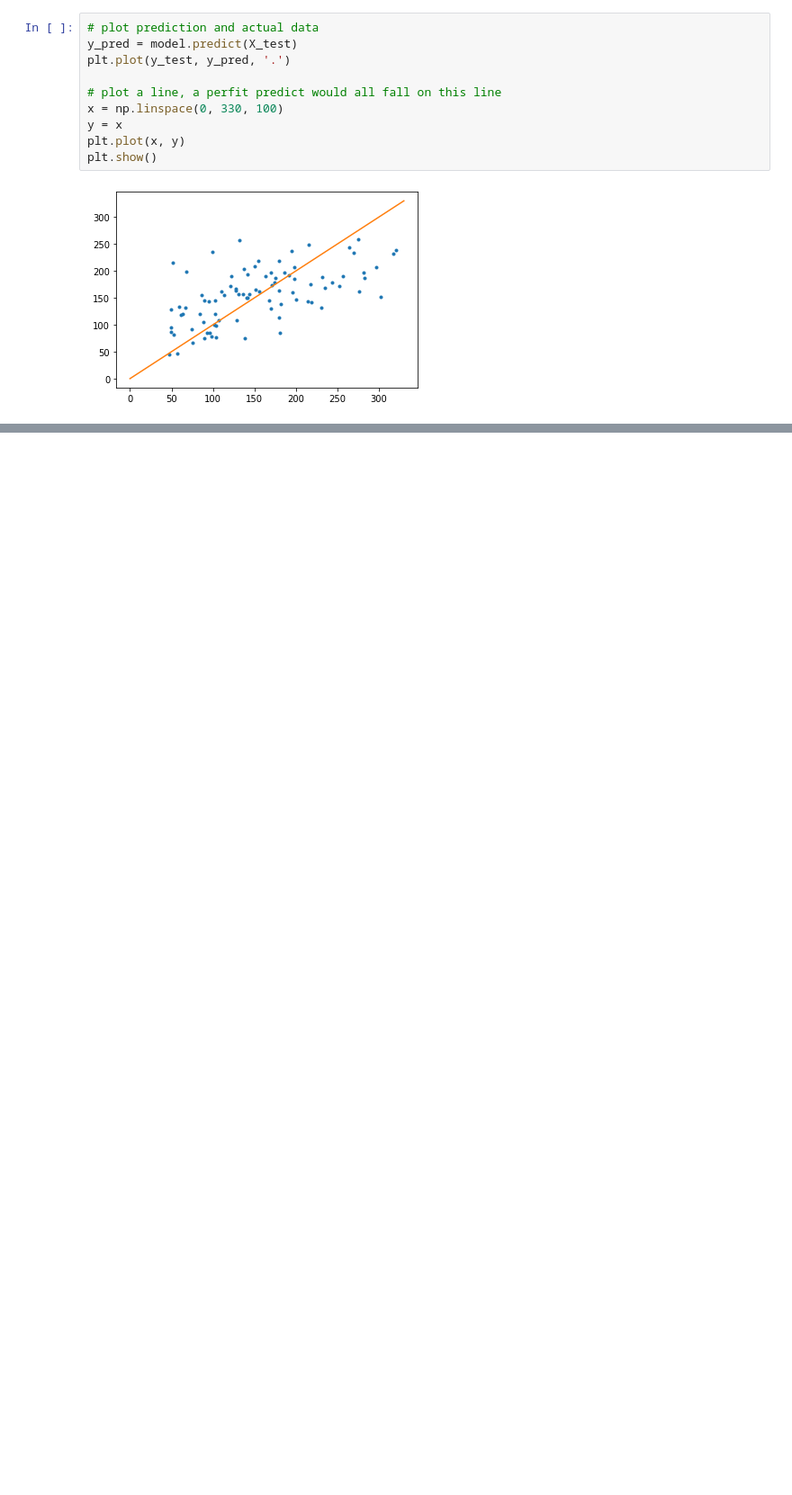
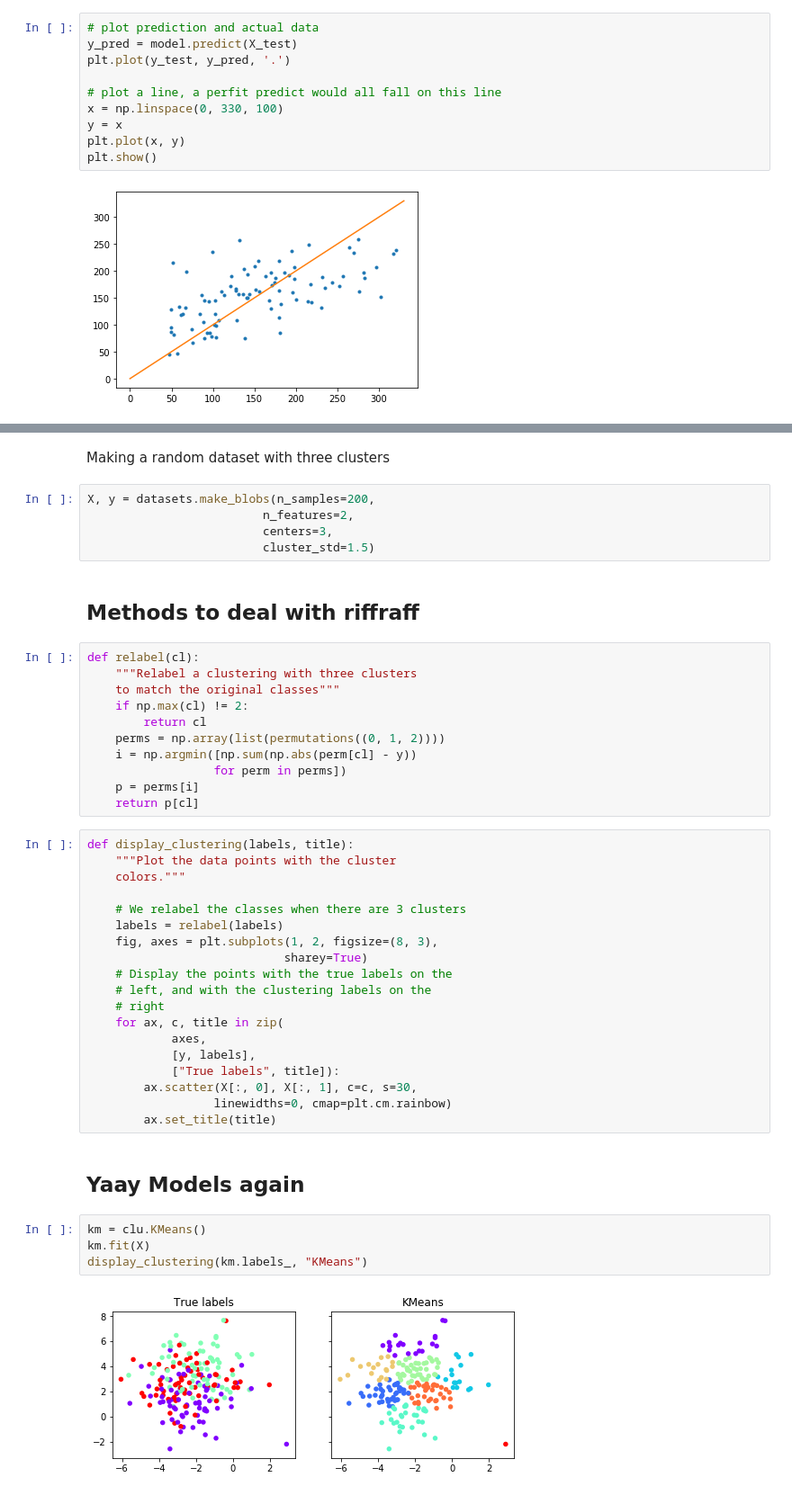
Before and after one commit to stevemeister5/aitheory, a Jupyter notebook: Examples.ipynb, the cells around one changed output, grey strips where cells are left out. Shown at 90% size. Cells and saved outputs as stored; diff of their text form; blank space fills up the shorter version.

```diff
--- a/Examples.ipynb
+++ b/Examples.ipynb
@@ -57,0 +142,47 @@ plt.show()
+# %% [markdown]
+Making a random dataset with three clusters
+# %%
+X, y = datasets.make_blobs(n_samples=200,
+                         n_features=2,
+                         centers=3,
+                         cluster_std=1.5)
+# %% [markdown]
+## Methods to deal with riffraff
+# %%
+def relabel(cl):
+    """Relabel a clustering with three clusters
+    to match the original classes"""
+    if np.max(cl) != 2:
+        return cl
+    perms = np.array(list(permutations((0, 1, 2))))
+    i = np.argmin([np.sum(np.abs(perm[cl] - y))
+                  for perm in perms])
+    p = perms[i]
+    return p[cl]
+# %%
+def display_clustering(labels, title):
+    """Plot the data points with the cluster
+    colors."""
+
+    # We relabel the classes when there are 3 clusters
+    labels = relabel(labels)
+    fig, axes = plt.subplots(1, 2, figsize=(8, 3),
+                            sharey=True)
+    # Display the points with the true labels on the
+    # left, and with the clustering labels on the
+    # right
+    for ax, c, title in zip(
+            axes,
+            [y, labels],
+            ["True labels", title]):
+        ax.scatter(X[:, 0], X[:, 1], c=c, s=30,
+                  linewidths=0, cmap=plt.cm.rainbow)
+        ax.set_title(title)
+# %% [markdown]
+## Yaay Models again
+# %%
+km = clu.KMeans()
+km.fit(X)
+display_clustering(km.labels_, "KMeans")
+# %% [output]
+[figure, added]
```
Also changed, not shown: parts of 22 cells of this notebook.
